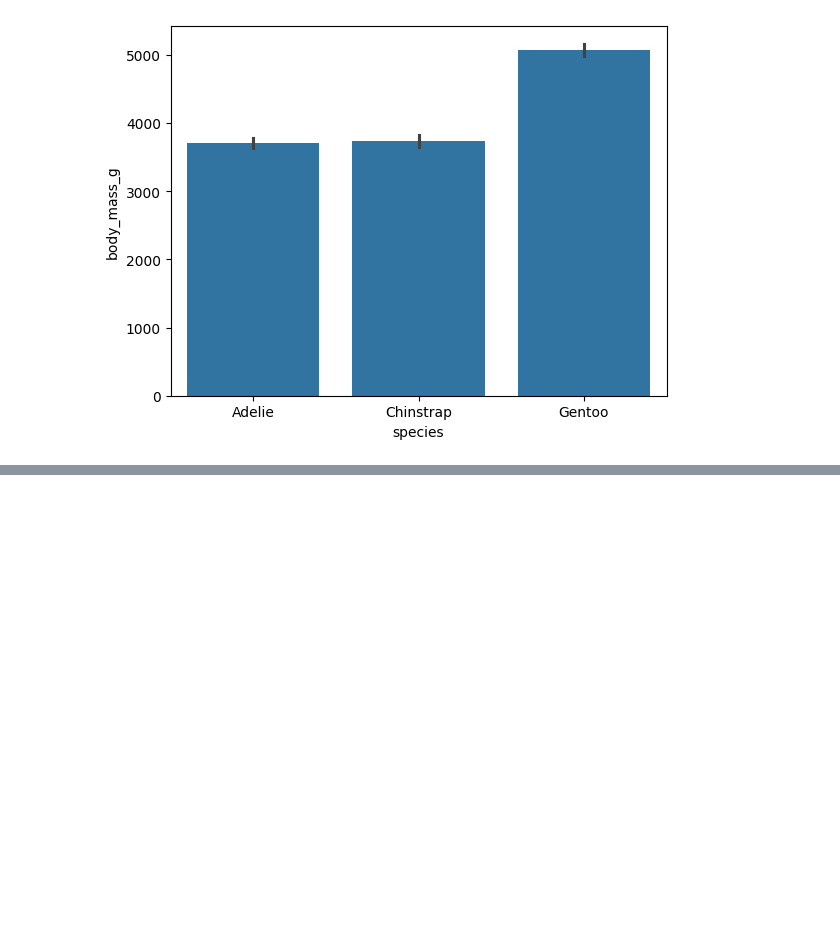
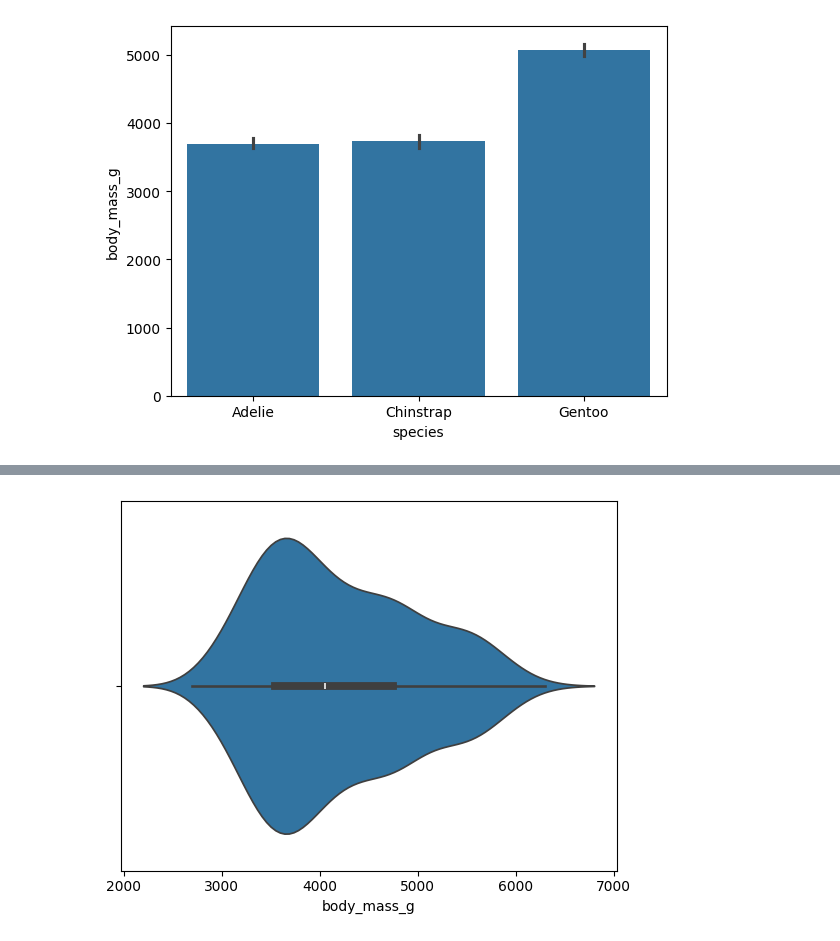
Before and after one commit to viniciusgomesbatista/pythonintermediario, a Jupyter notebook: tipos de análise/Tipos_de_análise_de_dados_Python.ipynb, the cells around one changed output, grey strips where cells are left out. Cells and saved outputs as stored; diff of their text form; code cells hidden in the pictures; blank space fills up the shorter version.

```diff
--- a/tipos de análise/Tipos_de_análise_de_dados_Python.ipynb
+++ b/tipos de análise/Tipos_de_análise_de_dados_Python.ipynb
@@ -174,0 +197,5 @@ sns.barplot(x='species', y='body_mass_g', data=df)
+# %%
+sns.violinplot(x='body_mass_g', data=df)
+plt.show()
+# %% [output]
+[figure, added]
```
Also changed, not shown: parts of 18 cells of this notebook.
